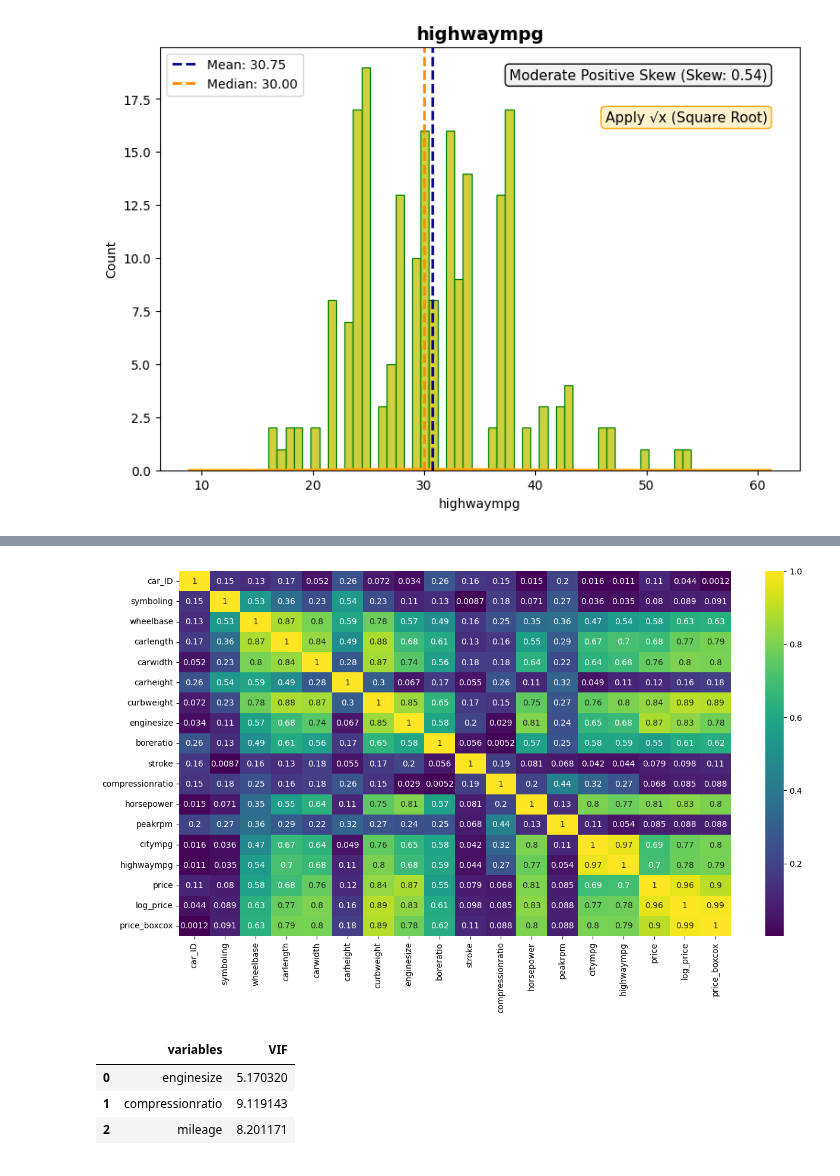
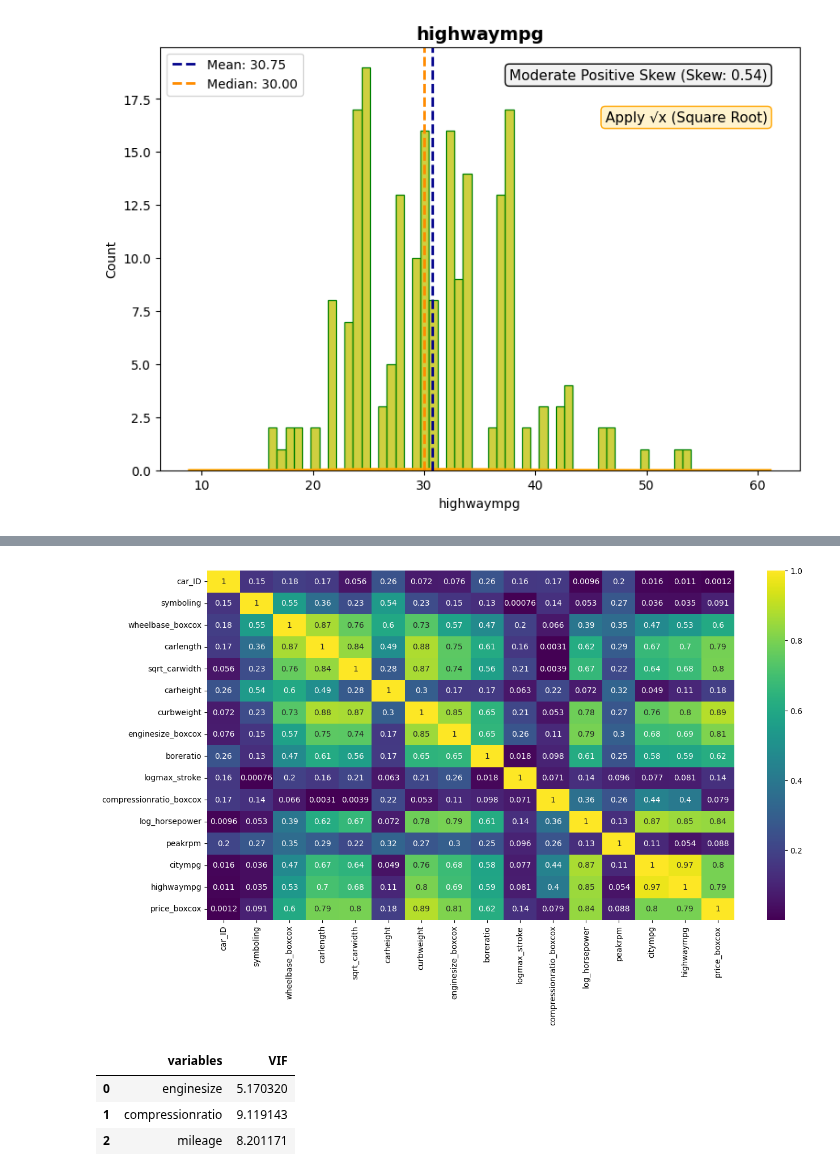
Before and after one commit to Bharatgaur/RawProjects, a Jupyter notebook: Cross_Validation_&_Hyperparameter_Tuning.ipynb, the cells around one changed output, grey strips where cells are left out. Saved outputs shown, nothing was run; the diff lists cells and outputs as text; code cells hidden in the pictures.

```diff
--- a/Cross_Validation_&_Hyperparameter_Tuning.ipynb
+++ b/Cross_Validation_&_Hyperparameter_Tuning.ipynb
@@ -1655,0 +1668,16 @@ plt.show()
+# %%
+# Final columns list jo tu chah raha hai
+selected_columns = [
+    'car_ID', 'symboling', 'CarName', 'fueltype', 'aspiration',
+    'doornumber', 'carbody', 'drivewheel', 'enginelocation', 'wheelbase_boxcox',
+    'carlength', 'sqrt_carwidth', 'carheight', 'curbweight', 'enginetype',
+    'cylindernumber', 'enginesize_boxcox', 'fuelsystem', 'boreratio', 'logmax_stroke',
+    'compressionratio_boxcox', 'log_horsepower', 'peakrpm', 'citympg', 'highwaympg',
+    'price_boxcox'
+]
+
+# Naya dataset banana
+fdataset = dataset[selected_columns].copy()
+
+# Check kar le ek baar
+fdataset.head()
@@ -1692,14 +1739,14 @@ plt.show()
 # %%
 ## Correlation with only numeric columns
 plt.figure(figsize=(15,8))
 
-numeric_data = dataset.select_dtypes(include=[np.number])  # sirf numeric columns
+numeric_data = fdataset.select_dtypes(include=[np.number])  # sirf numeric columns
 correlation = numeric_data.corr()
 
 sns.heatmap(abs(correlation), annot=True, cmap='viridis')
 plt.show()
 # %% [output]
-[figure, old version]
+[figure, new version]
 # %%
 ### removing multicollear
 dataset['mileage'] = 0.6*dataset['citympg'] + 0.4*dataset['highwaympg']
```
Also changed, not shown: parts of 5 cells of this notebook.
